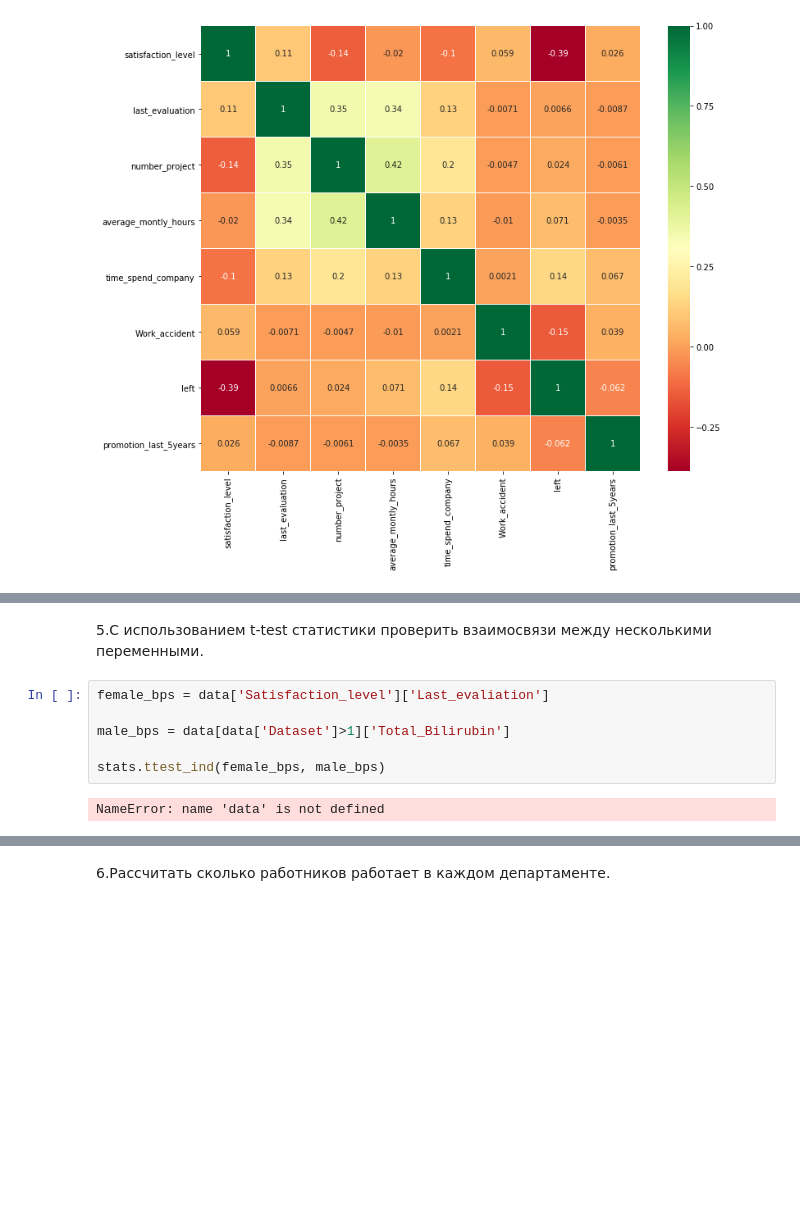
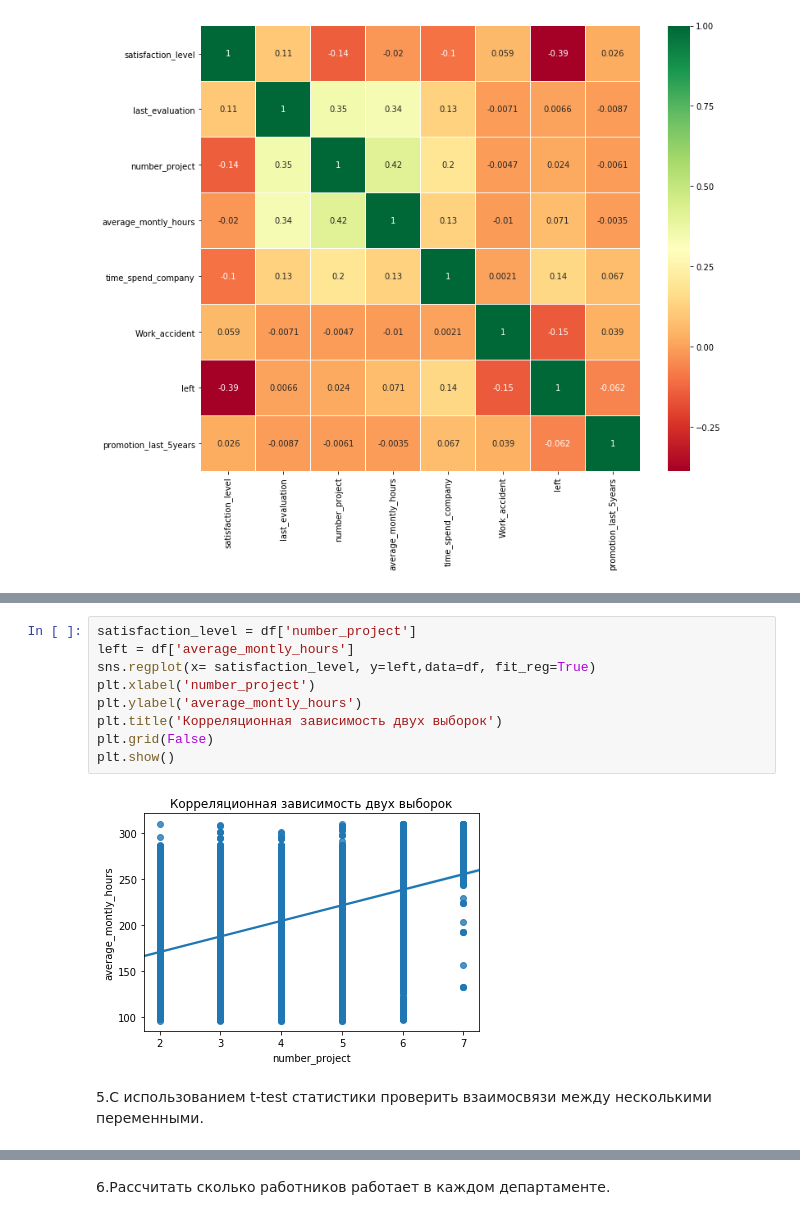
Before and after one commit to skarlett992/netology_pyda, a Jupyter notebook: diplom-python-Copy1.ipynb, the cells around one changed output, grey strips where cells are left out. Cells and saved outputs as stored; diff of their text form; blank space fills up the shorter version.

Commit message:
DS-projects
отчетность ДЗ

```diff
--- a/diplom-python-Copy1.ipynb
+++ b/diplom-python-Copy1.ipynb
@@ -113,10 +139,13 @@ plt.show()
+# %%
+satisfaction_level = df['number_project']
+left = df['average_montly_hours']
+sns.regplot(x= satisfaction_level, y=left,data=df, fit_reg=True)
+plt.xlabel('number_project')
+plt.ylabel('average_montly_hours')
+plt.title('Корреляционная зависимость двух выборок')
+plt.grid(False)
+plt.show()
+# %% [output]
+[figure, added]
 # %% [markdown]
 5.С использованием t-test статистики проверить взаимосвязи между несколькими переменными.
-# %%
-female_bps = data['Satisfaction_level']['Last_evaliation']
-
-male_bps = data[data['Dataset']>1]['Total_Bilirubin']
-
-stats.ttest_ind(female_bps, male_bps)
-# %% [output]
-NameError: name 'data' is not defined
```
Also changed, not shown: parts of 38 cells of this notebook, 39 other files.
